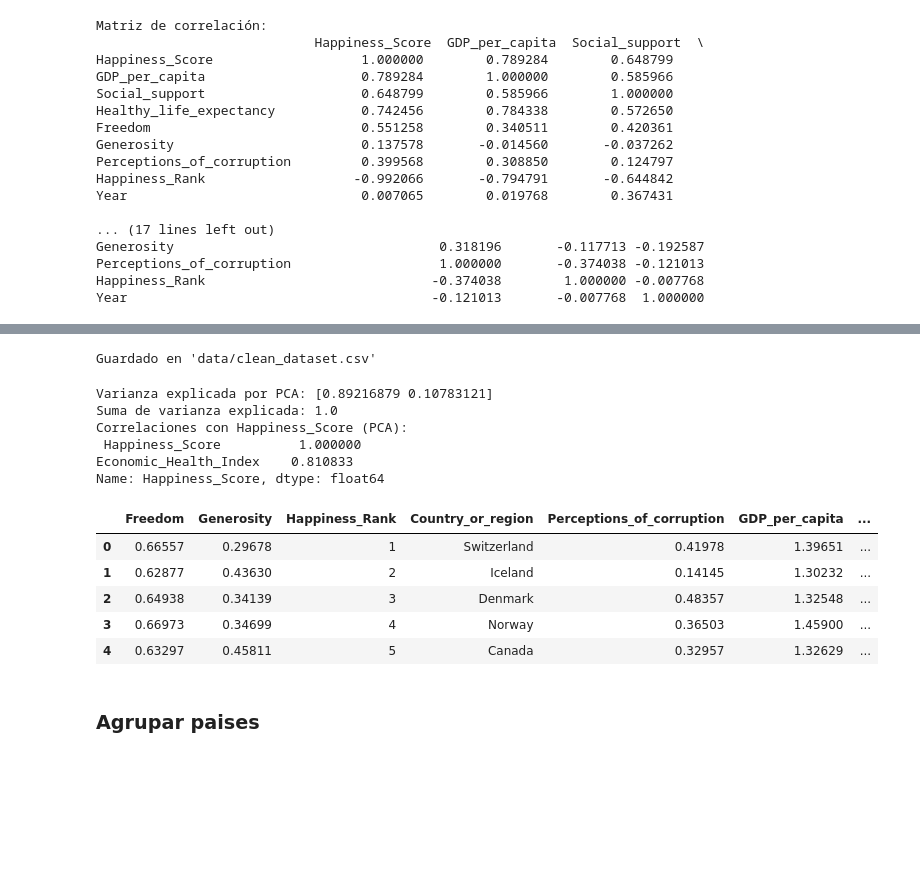
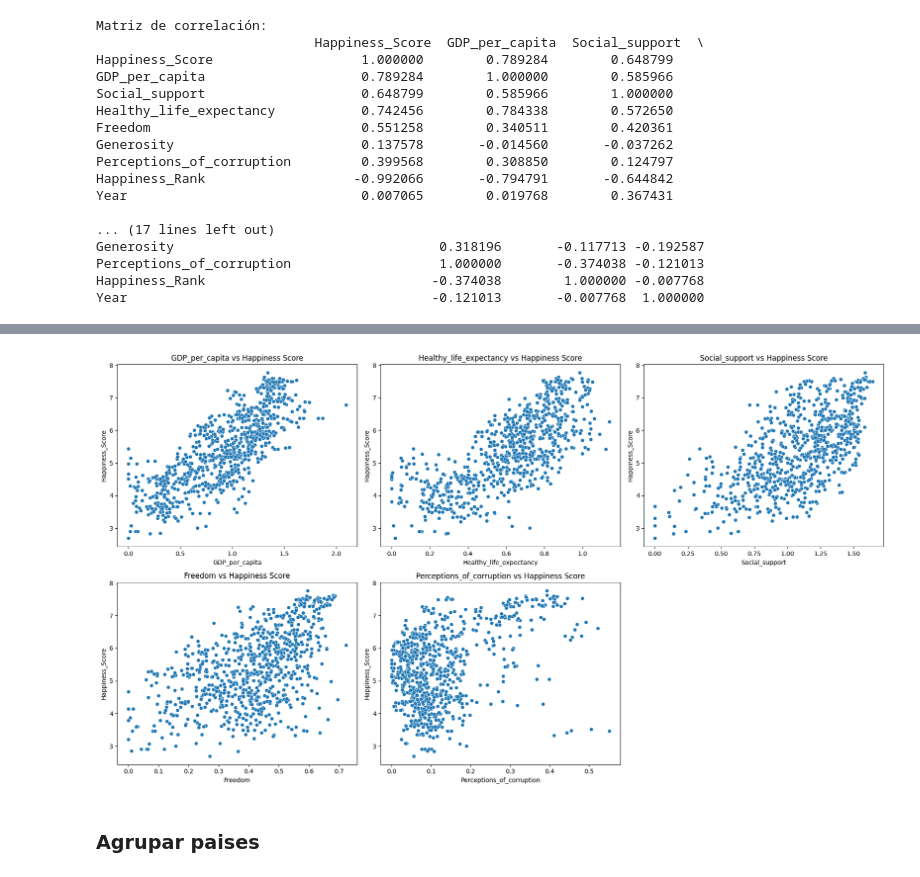
Before and after one commit to Michelburgos/Workshop-3, a Jupyter notebook: notebooks/001-EDA.ipynb, the cells around one changed output, grey strips where cells are left out. Drawn from its saved outputs; the diff is of its cells as text; code cells hidden in the pictures; blank space fills up the shorter version.

```diff
--- a/notebooks/001-EDA.ipynb
+++ b/notebooks/001-EDA.ipynb
@@ -908,45 +751,28 @@ Columnas en df:
-# %%
-df.to_csv('../data/clean_dataset.csv', index=False)
-print("\nGuardado en 'data/clean_dataset.csv'")
-# %% [output]
-Guardado en 'data/clean_dataset.csv'
-# %%
-from sklearn.decomposition import PCA
-from sklearn.preprocessing import StandardScaler
-
-# PCA para GDP_per_capita y Healthy_life_expectancy
-pca_cols = ['GDP_per_capita', 'Healthy_life_expectancy']
-pca_data = df[pca_cols]
-scaler = StandardScaler()
-pca_data_scaled = scaler.fit_transform(pca_data)
-pca = PCA(n_components=2)
-pca_result = pca.fit_transform(pca_data_scaled)
-
-# Renombrar PCA_Component_1 a Economic_Health_Index
-df['Economic_Health_Index'] = pca_result[:, 0]  # Primer componente
-# No incluir PCA_Component_2
-print("Varianza explicada por PCA:", pca.explained_variance_ratio_)
-print("Suma de varianza explicada:", sum(pca.explained_variance_ratio_))
-
-# Calcular correlación de componentes con Happiness_Score
-correlation_matrix = df[['Happiness_Score', 'Economic_Health_Index']].corr()
-print("Correlaciones con Happiness_Score (PCA):\n", correlation_matrix['Happiness_Score'])
-# %% [output]
-Varianza explicada por PCA: [0.89216879 0.10783121]
-Suma de varianza explicada: 1.0
-Correlaciones con Happiness_Score (PCA):
- Happiness_Score          1.000000
-Economic_Health_Index    0.810833
-Name: Happiness_Score, dtype: float64
-# %%
-df.head()
-# %% [output]
-|  | Freedom | Generosity | Happiness_Rank | Country_or_region | Perceptions_of_corruption | GDP_per_capita | ... |
-| 0 | 0.66557 | 0.29678 | 1 | Switzerland | 0.41978 | 1.39651 | ... |
-| 1 | 0.62877 | 0.43630 | 2 | Iceland | 0.14145 | 1.30232 | ... |
-| 2 | 0.64938 | 0.34139 | 3 | Denmark | 0.48357 | 1.32548 | ... |
-| 3 | 0.66973 | 0.34699 | 4 | Norway | 0.36503 | 1.45900 | ... |
-| 4 | 0.63297 | 0.45811 | 5 | Canada | 0.32957 | 1.32629 | ... |
+# %%
+import seaborn as sns
+import matplotlib.pyplot as plt
+
+features = ['GDP_per_capita', 'Healthy_life_expectancy', 'Social_support',
+            'Freedom', 'Perceptions_of_corruption']
+
+# Crear figura con subplots (2 filas x 3 columnas)
+fig, axes = plt.subplots(2, 3, figsize=(18, 10))  # ajusta tamaño si lo deseas
+axes = axes.flatten()  # Para iterar fácilmente
+
+# Graficar cada feature
+for i, feature in enumerate(features):
+    sns.scatterplot(data=df, x=feature, y='Happiness_Score', ax=axes[i])
+    axes[i].set_title(f'{feature} vs Happiness Score')
+
+# Eliminar subplot extra si hay menos de 6
+if len(features) < len(axes):
+    for j in range(len(features), len(axes)):
+        fig.delaxes(axes[j])
+
+plt.tight_layout()
+plt.show()
+# %% [output]
+[figure, added]
 # %% [markdown]
 ### Agrupar paises
 # %%
```
Also changed, not shown: parts of 15 cells of this notebook, 5 other files.
